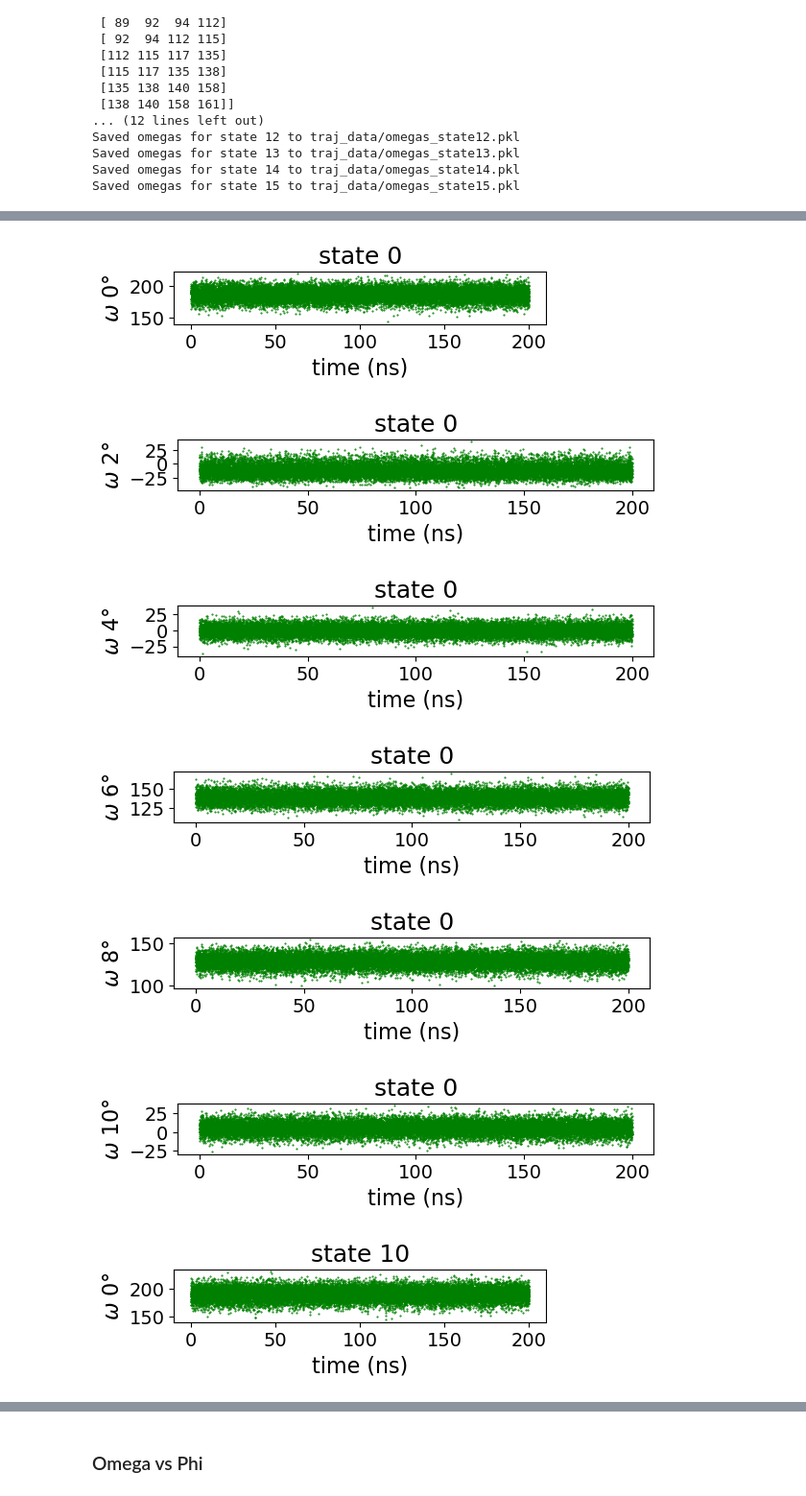
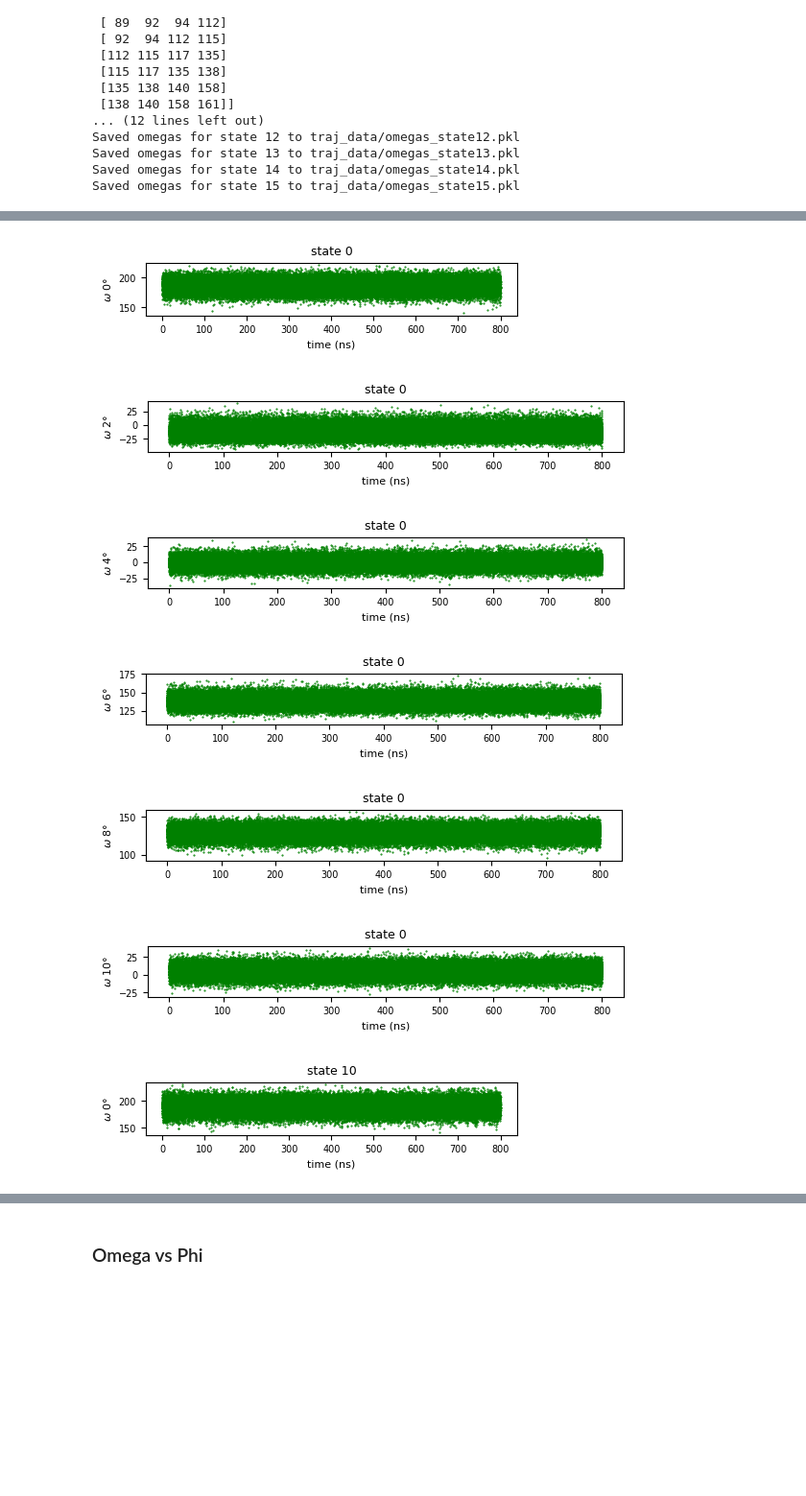
Before and after one commit to vvoelz/nspe-oligomers, a Jupyter notebook: peptoid/nspe_7_1/analysis/traj_analysis.ipynb, the cells around one changed output, grey strips where cells are left out. Shown at 96% size. Drawn from its saved outputs; the diff is of its cells as text; code cells hidden in the pictures; blank space fills up the shorter version.

```diff
--- a/peptoid/nspe_7_1/analysis/traj_analysis.ipynb
+++ b/peptoid/nspe_7_1/analysis/traj_analysis.ipynb
@@ -84,7 +84,7 @@ omega_path = 'traj_data/'
 
 state_num = 16
 HREX_dir = '../traj'
-run_num = 1 # How many run
+run_num = 4 # How many run
 
 HREX_list = [f"HREX_200ns_{i}" for i in range(1, run_num + 1)]
 for state in range(state_num):
@@ -306,12 +318,6 @@ gmx_dihedral_indices = np.array([
 omega_dihedral_indices = gmx_dihedral_indices - 1
 print(omega_dihedral_indices)
 
-# Ensure the omega_data directory exists
-omega_path = 'traj_data/'
-
-state_num = 16
-HREX_dir = '../traj'
-run_num = 1 # How many run
 
 HREX_list = [f"HREX_200ns_{i}" for i in range(1, run_num + 1)]
 for state in range(state_num):
@@ -386,43 +392,43 @@ state 15:, (20001, 12)
 # %%
 residues_to_plot = np.arange(0, 12, 2).tolist()
 
 # Apply wrapping only to the selected phi columns
 omega_all[:, :, residues_to_plot] = (omega_all[:, :, residues_to_plot] + 90.0) % 360.0 - 90.0
 
 start = 0
 nsnaps = omega_all.shape[1]
 nreps = omega_all.shape[0]
 
 num_residues = len(residues_to_plot)
 
 ShowPlots = True
 
 # Set default font sizes globally
-plt.rc('font', size=16)         # controls default text sizes
-plt.rc('axes', titlesize=18)    # fontsize of the axes title
-plt.rc('axes', labelsize=16)    # fontsize of the x and y labels
-plt.rc('xtick', labelsize=14)   # fontsize of the tick labels
-plt.rc('ytick', labelsize=14)   # fontsize of the tick labels
-plt.rc('legend', fontsize=18)   # legend fontsize
+plt.rc('font', size=8)         # controls default text sizes
+plt.rc('axes', titlesize=9)    # fontsize of the axes title
+plt.rc('axes', labelsize=8)    # fontsize of the x and y labels
+plt.rc('xtick', labelsize=7)   # fontsize of the tick labels
+plt.rc('ytick', labelsize=7)   # fontsize of the tick labels
+plt.rc('legend', fontsize=9)   # legend fontsize
 
 # Plot omega angles vs time for selected residues for each replica
 for i in [0, 10]:
     plt.figure(figsize=(5, 5))
     for panel, residue in enumerate(residues_to_plot, 1):
         plt.subplot(num_residues, 1, panel)
         t = np.arange(start, nsnaps) * 0.010  # Time axis in ns
         plt.plot(t, omega_all[i, start:nsnaps, residue], '.', ms=1, color='green')
         plt.xlabel('time (ns)')
         plt.ylabel(f'$\\omega$ {residue}°')
         plt.title(f'state {i}')
         #plt.tight_layout()
         plt.show()
     #plt.show()
 # %% [output]
-[figure, old version]
+[figure, new version]
-[figure, old version]
+[figure, new version]
-[figure, old version]
+[figure, new version]
-[figure, old version]
+[figure, new version]
-[figure, old version]
+[figure, new version]
-[figure, old version]
+[figure, new version]
-[figure, old version]
+[figure, new version]
```
Also changed, not shown: parts of 19 cells of this notebook, 1 other file.
